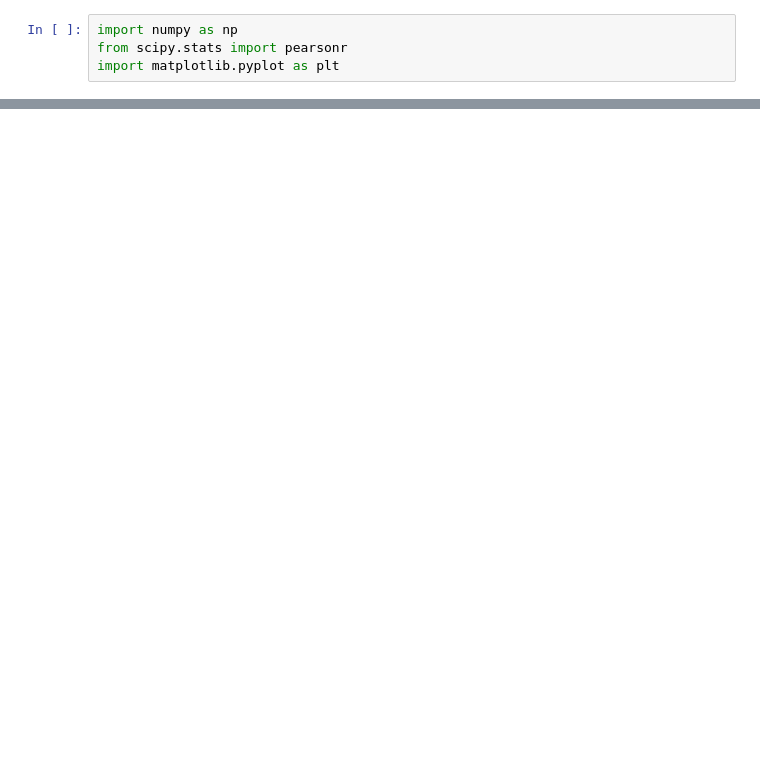
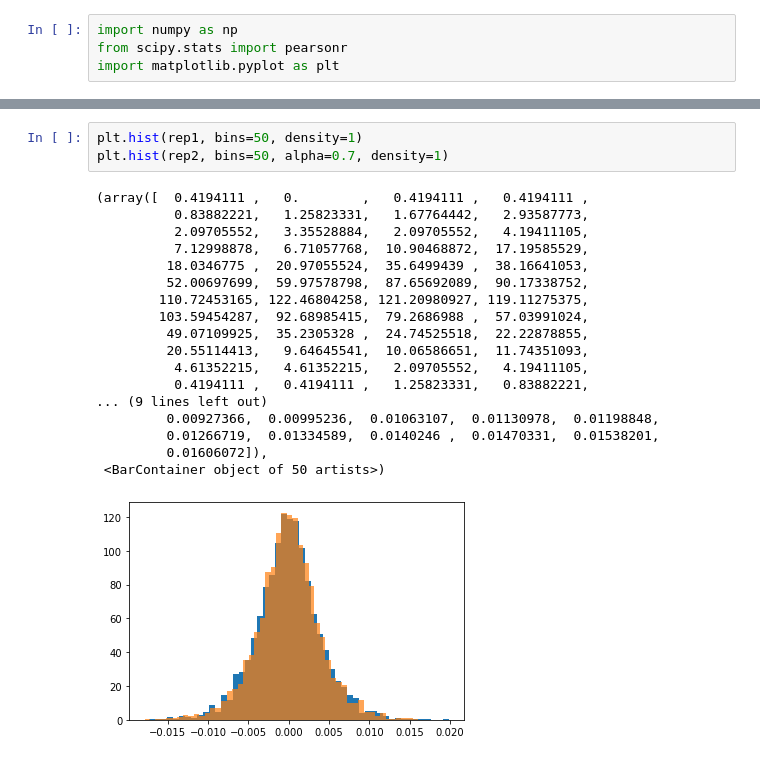
Before and after one commit to anuraglimdi/fitness-assay-simulations, a Jupyter notebook: Simulating DFE with Poisson Noise.ipynb, the cells around one changed output, grey strips where cells are left out. Saved outputs shown, nothing was run; the diff lists cells and outputs as text; blank space fills up the shorter version.

```diff
--- a/Simulating DFE with Poisson Noise.ipynb
+++ b/Simulating DFE with Poisson Noise.ipynb
@@ -99,0 +99,22 @@ plt.hist(s_1-s_2, bins=50, alpha=0.7,density=1)
+# %%
+plt.hist(rep1, bins=50, density=1)
+plt.hist(rep2, bins=50, alpha=0.7, density=1)
+# %% [output]
+(array([  0.4194111 ,   0.        ,   0.4194111 ,   0.4194111 ,
+          0.83882221,   1.25823331,   1.67764442,   2.93587773,
+          2.09705552,   3.35528884,   2.09705552,   4.19411105,
+          7.12998878,   6.71057768,  10.90468872,  17.19585529,
+         18.0346775 ,  20.97055524,  35.6499439 ,  38.16641053,
+         52.00697699,  59.97578798,  87.65692089,  90.17338752,
+        110.72453165, 122.46804258, 121.20980927, 119.11275375,
+        103.59454287,  92.68985415,  79.2686988 ,  57.03991024,
+         49.07109925,  35.2305328 ,  24.74525518,  22.22878855,
+         20.55114413,   9.64645541,  10.06586651,  11.74351093,
+          4.61352215,   4.61352215,   2.09705552,   4.19411105,
+          0.4194111 ,   0.4194111 ,   1.25823331,   0.83882221,
+... (9 lines left out)
+         0.00927366,  0.00995236,  0.01063107,  0.01130978,  0.01198848,
+         0.01266719,  0.01334589,  0.0140246 ,  0.01470331,  0.01538201,
+         0.01606072]),
+ <BarContainer object of 50 artists>)
+[figure, added]
```
Also changed, not shown: parts of 13 cells of this notebook, 4 other files.
